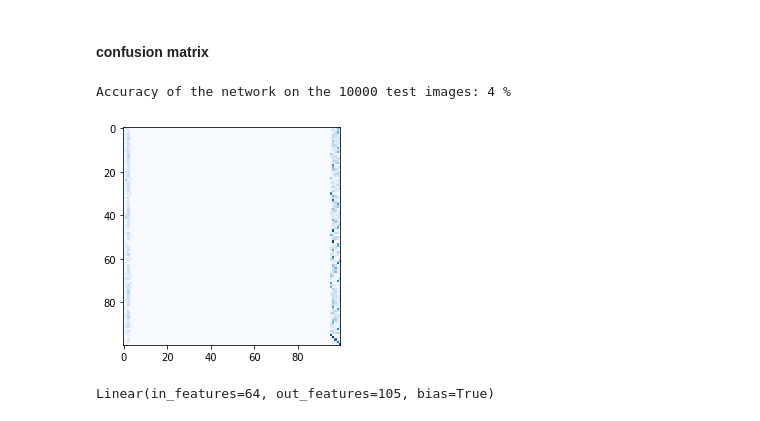
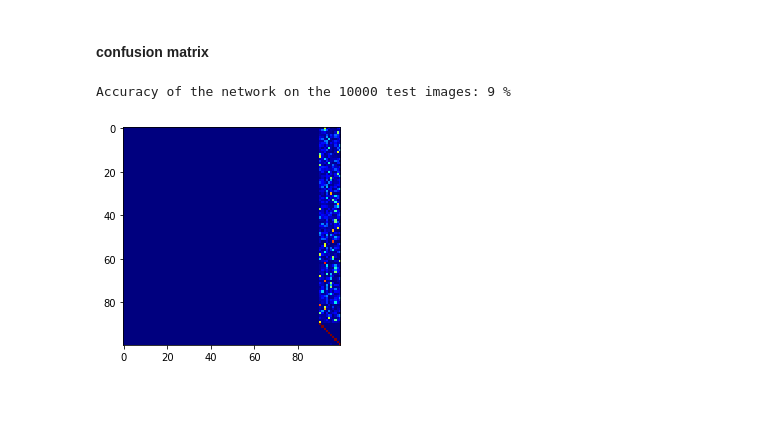
Before and after one commit to FrancescoManca-FM/Project_MLDL, a Jupyter notebook: FinetuningSenzaClassiRandom.ipynb, the cells around one changed output. Saved outputs shown, nothing was run; the diff lists cells and outputs as text; code cells hidden in the pictures.

```diff
--- a/FinetuningSenzaClassiRandom.ipynb
+++ b/FinetuningSenzaClassiRandom.ipynb
@@ -124,7 +124,7 @@ class Bottleneck(nn.Module):
 
 class ResNet(nn.Module):
 
-    def __init__(self, block, layers, num_classes=10):
+    def __init__(self, block, layers, num_classes=100):
         self.inplanes = 16
         super(ResNet, self).__init__()
         self.conv1 = nn.Conv2d(3, 16, kernel_size=3, stride=1, padding=1,
@@ -226,7 +226,7 @@ ResNet(
 # %%
 lr = 0.01
 decay = 0.0001
-epochs = 10
+epochs = 70
 momentum = 0.9
 factor = 5
 # %%
@@ -315,14 +315,14 @@ def training(trainloader, iteration, network, device, epochs, num_classes):
     network.addOutputNodes(num_classes)
     network.to(device)
 
+  optimizer = optim.SGD(net.parameters(), lr = lr, weight_decay=decay,momentum= momentum)
+
   #train the network
   for epoch in range(epochs):
 
     running_loss = 0.0
     for i, data in enumerate(trainloader, 0):
       # get the inputs; data is a list of  [input,labels]
-      #print(i, data[0])
-      #inputs, labels = data[0].to(device), data[1].to(device)
 
       inputs = data[0].to(device)
       labels = data[1].to(device)
@@ -373,8 +369,8 @@ def test(testloader, iteration, network, acc):
 # evaluate the network on the first 10 classes
 # train the network on the second 10 classes (adding 10 output layers)
 # evaluate the network on the first 20 classes
-iterations=20
-num_classes = 5
+iterations = 10
+num_classes = 10
 test_set = [] #initialized here because we test over all the classes not only those one in which I train
 acc = []
 import random
@@ -419,32 +415,28 @@ Accuracy of the network on the 19 iteration: 4 %
 # %%
 from sklearn.metrics import plot_confusion_matrix
 import matplotlib.pyplot as plt
 
 confusion_matrix = torch.zeros(100,100)
 
 correct = 0
 total = 0
 # since we're not training, we don't need to calculate the gradients for our outputs
 with torch.no_grad():
     for data in valid_loader:
         images, labels = data[0].to(device), data[1].to(device)
         # calculate outputs by running images through the network
         outputs = net.forward(images)
         # the class with the highest energy is what we choose as prediction
         _, predicted = torch.max(outputs.data, 1)
         total += labels.size(0)
         correct += (predicted == labels).sum().item()
 
         for t, p in zip(labels.view(-1), predicted.view(-1)):
           confusion_matrix[t.long(),p.long()] += 1
 
 plt.figure()
-plt.imshow(confusion_matrix, interpolation="nearest", cmap=plt.cm.Blues)
+plt.imshow(confusion_matrix, interpolation="nearest", cmap=plt.cm.jet)
 print('Accuracy of the network on the 10000 test images: %d %%' % (100 * correct / total))
 # %% [output]
-Accuracy of the network on the 10000 test images: 4 %
+Accuracy of the network on the 10000 test images: 9 %
-[figure, old version]
+[figure, new version]
-# %%
-net.fc
-# %% [output]
-Linear(in_features=64, out_features=105, bias=True)
```
Also changed, not shown: parts of 5 cells of this notebook.
